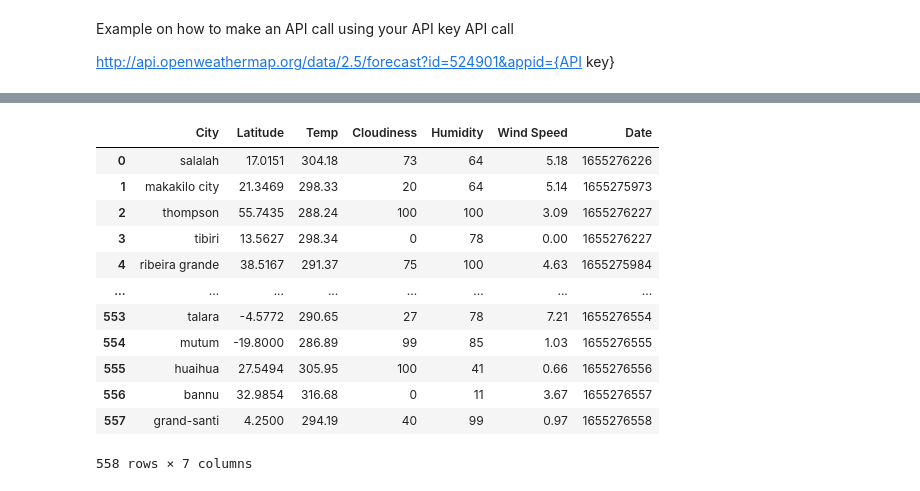
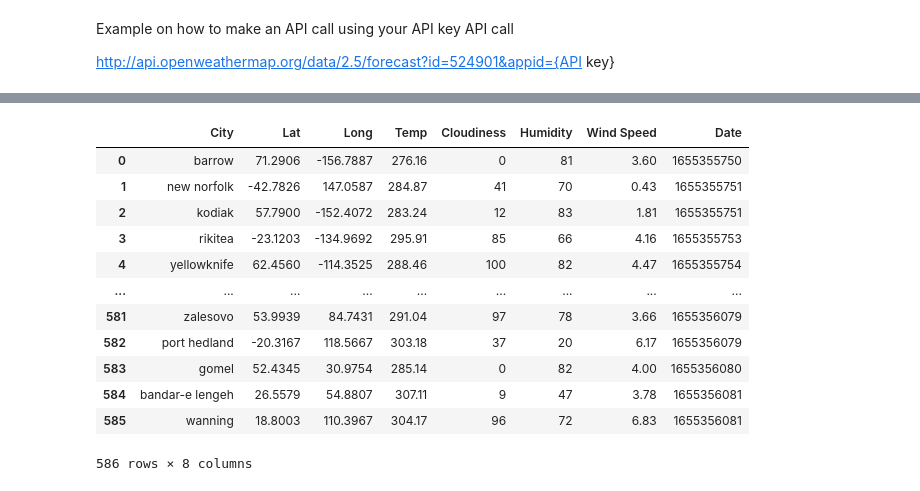
Before and after one commit to Rob397/python-api-challenge, a Jupyter notebook: WeatherPy/WeatherPy.ipynb, the cells around one changed output, grey strips where cells are left out. Drawn from its saved outputs; the diff is of its cells as text; code cells hidden in the pictures.

Commit message:
got the longitude data
changed latitude to lat

```diff
--- a/WeatherPy/WeatherPy.ipynb
+++ b/WeatherPy/WeatherPy.ipynb
@@ -189,27 +189,27 @@ len(city_name), len(lat), len(max_temp), len(wind_speed), len(humidity), len(clo
 # %%
 # create a data frame max_temp = []
 # humidity
 # cloudiness
 # wind_speed
 # date
 # country
-weather_dict = {"City": city_name,"Latitude": lat, "Temp":max_temp, "Cloudiness": cloudiness,"Humidity":humidity, "Wind Speed": wind_speed, "Date":date}
+weather_dict = {"City": city_name,"Lat": lat,"Long":lon, "Temp":max_temp, "Cloudiness": cloudiness,"Humidity":humidity, "Wind Speed": wind_speed, "Date":date}
 weather_data = pd.DataFrame(weather_dict)
 weather_data
 # %% [output]
-|  | City | Latitude | Temp | Cloudiness | Humidity | Wind Speed | Date |
-| 0 | salalah | 17.0151 | 304.18 | 73 | 64 | 5.18 | 1655276226 |
-| 1 | makakilo city | 21.3469 | 298.33 | 20 | 64 | 5.14 | 1655275973 |
-| 2 | thompson | 55.7435 | 288.24 | 100 | 100 | 3.09 | 1655276227 |
-| 3 | tibiri | 13.5627 | 298.34 | 0 | 78 | 0.00 | 1655276227 |
-| 4 | ribeira grande | 38.5167 | 291.37 | 75 | 100 | 4.63 | 1655275984 |
-| ... | ... | ... | ... | ... | ... | ... | ... |
-| 553 | talara | -4.5772 | 290.65 | 27 | 78 | 7.21 | 1655276554 |
-| 554 | mutum | -19.8000 | 286.89 | 99 | 85 | 1.03 | 1655276555 |
-| 555 | huaihua | 27.5494 | 305.95 | 100 | 41 | 0.66 | 1655276556 |
-| 556 | bannu | 32.9854 | 316.68 | 0 | 11 | 3.67 | 1655276557 |
-| 557 | grand-santi | 4.2500 | 294.19 | 40 | 99 | 0.97 | 1655276558 |
+|  | City | Lat | Long | Temp | Cloudiness | Humidity | Wind Speed | Date |
+| 0 | barrow | 71.2906 | -156.7887 | 276.16 | 0 | 81 | 3.60 | 1655355750 |
+| 1 | new norfolk | -42.7826 | 147.0587 | 284.87 | 41 | 70 | 0.43 | 1655355751 |
+| 2 | kodiak | 57.7900 | -152.4072 | 283.24 | 12 | 83 | 1.81 | 1655355751 |
+| 3 | rikitea | -23.1203 | -134.9692 | 295.91 | 85 | 66 | 4.16 | 1655355753 |
+| 4 | yellowknife | 62.4560 | -114.3525 | 288.46 | 100 | 82 | 4.47 | 1655355754 |
+| ... | ... | ... | ... | ... | ... | ... | ... | ... |
+| 581 | zalesovo | 53.9939 | 84.7431 | 291.04 | 97 | 78 | 3.66 | 1655356079 |
+| 582 | port hedland | -20.3167 | 118.5667 | 303.18 | 37 | 20 | 6.17 | 1655356079 |
+| 583 | gomel | 52.4345 | 30.9754 | 285.14 | 0 | 82 | 4.00 | 1655356080 |
+| 584 | bandar-e lengeh | 26.5579 | 54.8807 | 307.11 | 9 | 47 | 3.78 | 1655356081 |
+| 585 | wanning | 18.8003 | 110.3967 | 304.17 | 96 | 72 | 6.83 | 1655356081 |
-558 rows × 7 columns
+586 rows × 8 columns
 # %%
 # weather_data.to_csv("C:\Users\mr-ma\Documents\GitHub\python-api-challenge\VacationPy")
 weather_data.to_csv("weatherdata")
```
Also changed, not shown: parts of 18 cells of this notebook, 6 other files.
